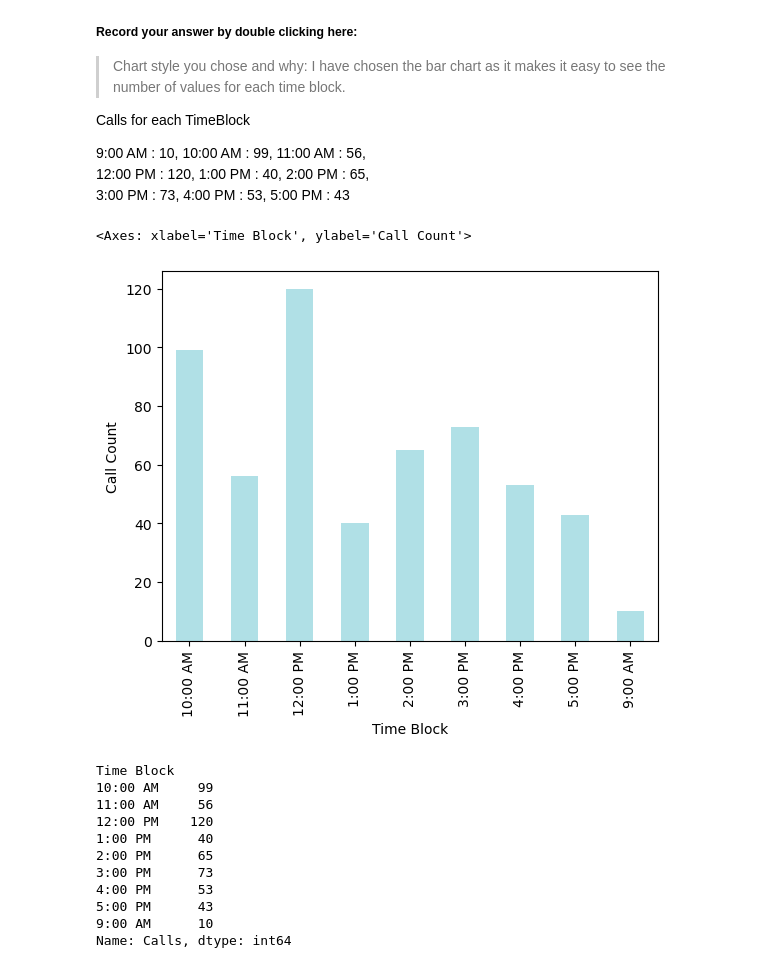
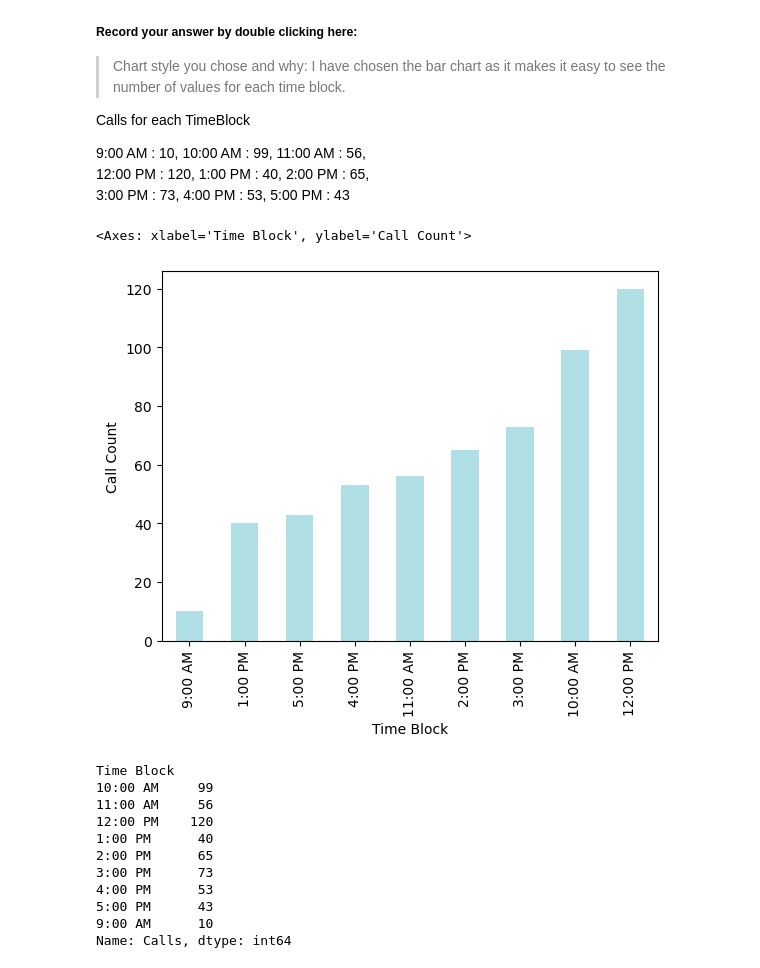
Before and after one commit to Sne0Ch/call-center-cleanup-assignment, a Jupyter notebook: Call_Center_Cleanup.ipynb, the cells around one changed output. Cells and saved outputs as stored; diff of their text form; code cells hidden in the pictures.

```diff
--- a/Call_Center_Cleanup.ipynb
+++ b/Call_Center_Cleanup.ipynb
@@ -732,14 +734,16 @@ Calls for each TimeBlock
 3:00 PM  :  73,   4:00 PM  :  53,  5:00 PM  :  43
 # %%
 # Create your Bonus Mission visualization here!
-call_times = df[["Time Block", "Call Purpose", "Incoming or Outgoing", "Calls"]]
+call_times = df[['Time Block', 'Call Purpose', 'Incoming or Outgoing', 'Calls']]
 
 # Use groupby to plot based on time blocks:
+# Sorting Values according to the call number and plot
 
-df.groupby('Time Block')['Calls'].sum().plot(kind='bar', color = ['#B0E0E6'], ylabel = 'Call Count')
+df.groupby('Time Block')['Calls'].sum().sort_values(ascending = True).plot(kind='bar',
+                                                                           color = ['#B0E0E6'], ylabel = 'Call Count')
 # %% [output]
 <Axes: xlabel='Time Block', ylabel='Call Count'>
-[figure, old version]
+[figure, new version]
 # %%
 df.groupby('Time Block')['Calls'].sum()
 # %% [output]
```
Also changed, not shown: parts of 16 cells of this notebook.
